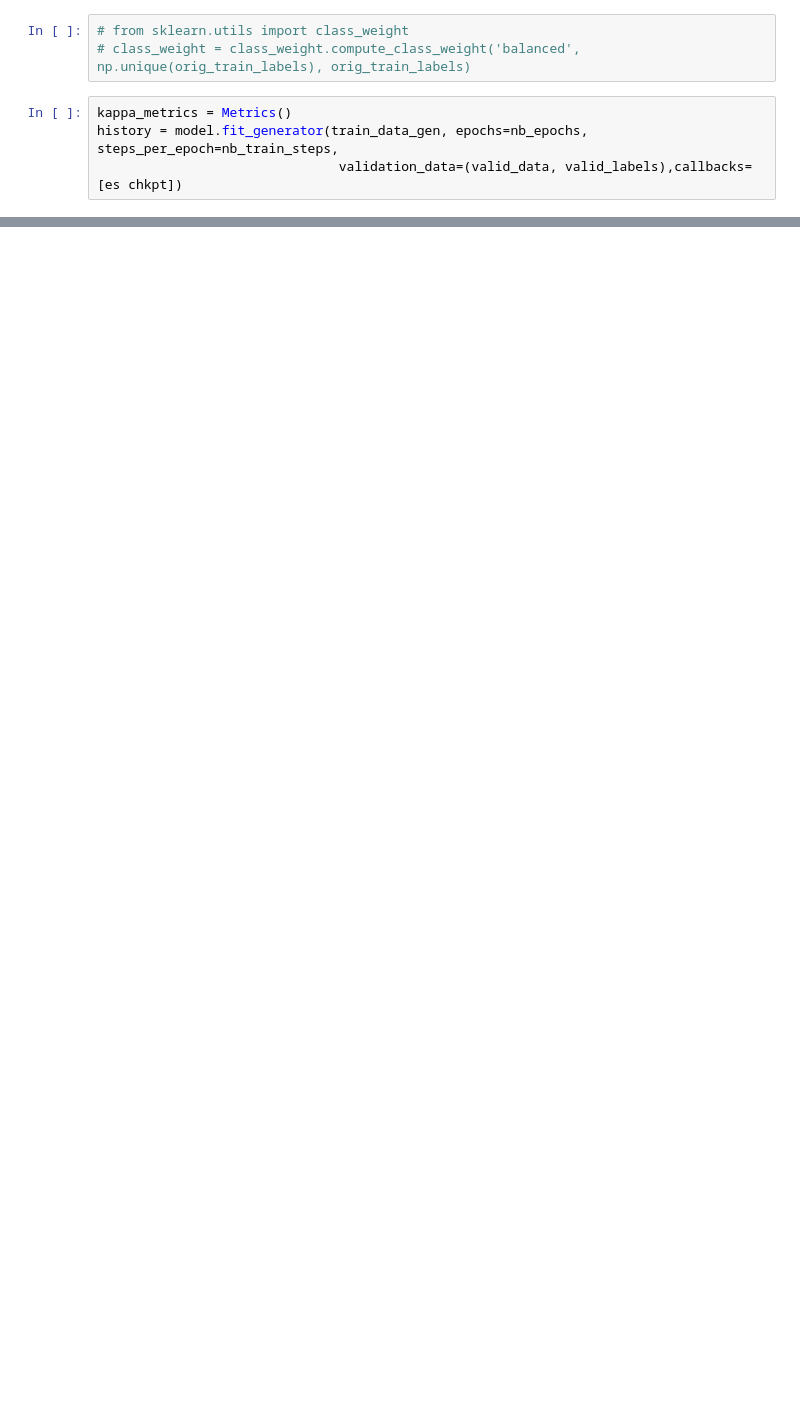
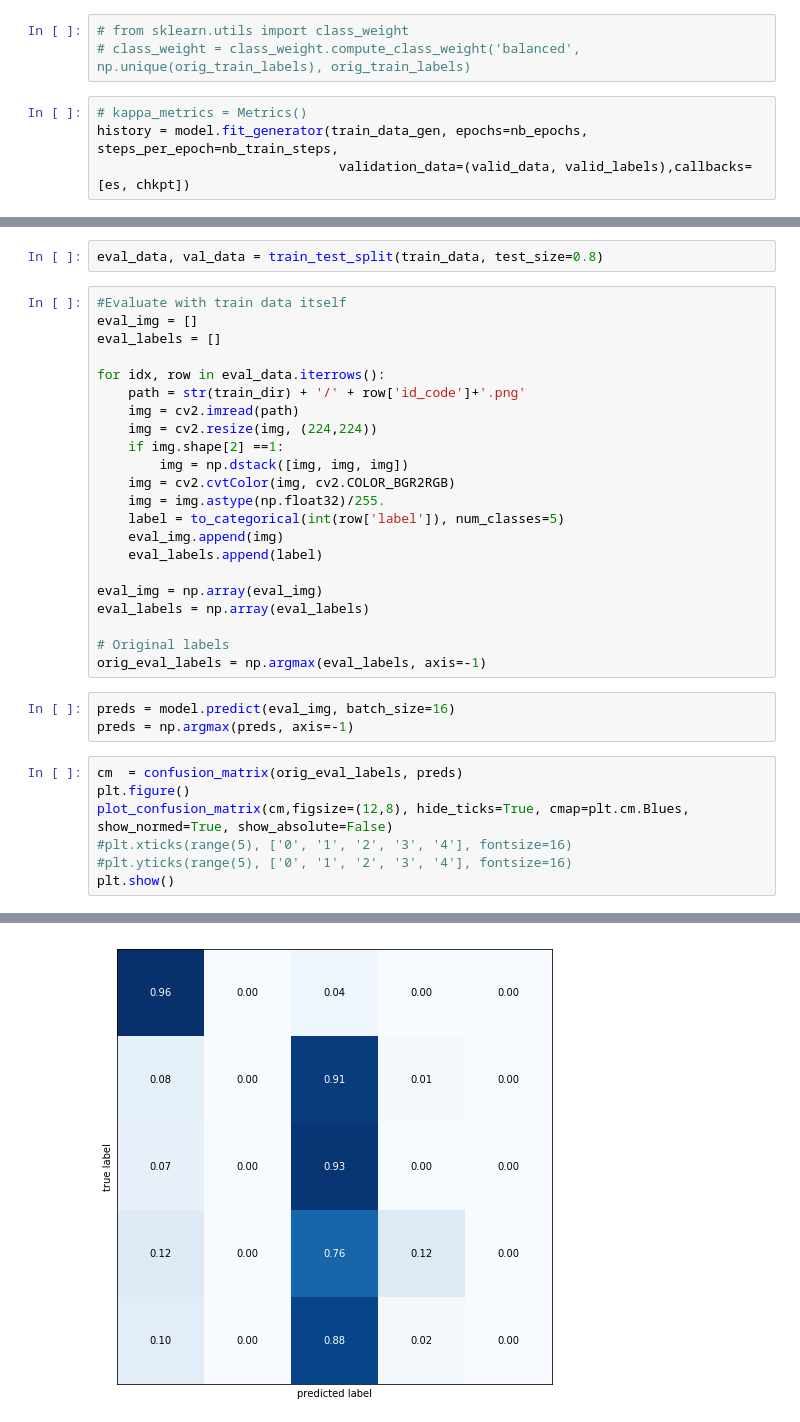
Before and after one commit to MittalNeha/retinopathy-kaggle, a Jupyter notebook: Retinopathy.ipynb, the cells around one changed output, grey strips where cells are left out. Drawn from its saved outputs; the diff is of its cells as text; blank space fills up the shorter version.

Commit message:
train with confusion matrix

```diff
--- a/Retinopathy.ipynb
+++ b/Retinopathy.ipynb
@@ -546,6 +546,6 @@ valid_labels.shape
 # from sklearn.utils import class_weight
 # class_weight = class_weight.compute_class_weight('balanced', np.unique(orig_train_labels), orig_train_labels)
 # %%
-kappa_metrics = Metrics()
+# kappa_metrics = Metrics()
 history = model.fit_generator(train_data_gen, epochs=nb_epochs, steps_per_epoch=nb_train_steps,
-                               validation_data=(valid_data, valid_labels),callbacks=[es chkpt])
+                               validation_data=(valid_data, valid_labels),callbacks=[es, chkpt])
@@ -553,0 +573,35 @@ len(history.history['loss'])
+# %%
+eval_data, val_data = train_test_split(train_data, test_size=0.8)
+# %%
+#Evaluate with train data itself
+eval_img = []
+eval_labels = []
+
+for idx, row in eval_data.iterrows():
+    path = str(train_dir) + '/' + row['id_code']+'.png'
+    img = cv2.imread(path)
+    img = cv2.resize(img, (224,224))
+    if img.shape[2] ==1:
+        img = np.dstack([img, img, img])
+    img = cv2.cvtColor(img, cv2.COLOR_BGR2RGB)
+    img = img.astype(np.float32)/255.
+    label = to_categorical(int(row['label']), num_classes=5)
+    eval_img.append(img)
+    eval_labels.append(label)
+
+eval_img = np.array(eval_img)
+eval_labels = np.array(eval_labels)
+
+# Original labels
+orig_eval_labels = np.argmax(eval_labels, axis=-1)
+# %%
+preds = model.predict(eval_img, batch_size=16)
+preds = np.argmax(preds, axis=-1)
+# %%
+cm  = confusion_matrix(orig_eval_labels, preds)
+plt.figure()
+plot_confusion_matrix(cm,figsize=(12,8), hide_ticks=True, cmap=plt.cm.Blues, show_normed=True, show_absolute=False)
+#plt.xticks(range(5), ['0', '1', '2', '3', '4'], fontsize=16)
+#plt.yticks(range(5), ['0', '1', '2', '3', '4'], fontsize=16)
+plt.show()
+# %% [output]
@@ -554 +609,2 @@ len(history.history['loss'])
+[figure, added]
 # %%
```
Also changed, not shown: parts of 22 cells of this notebook.
